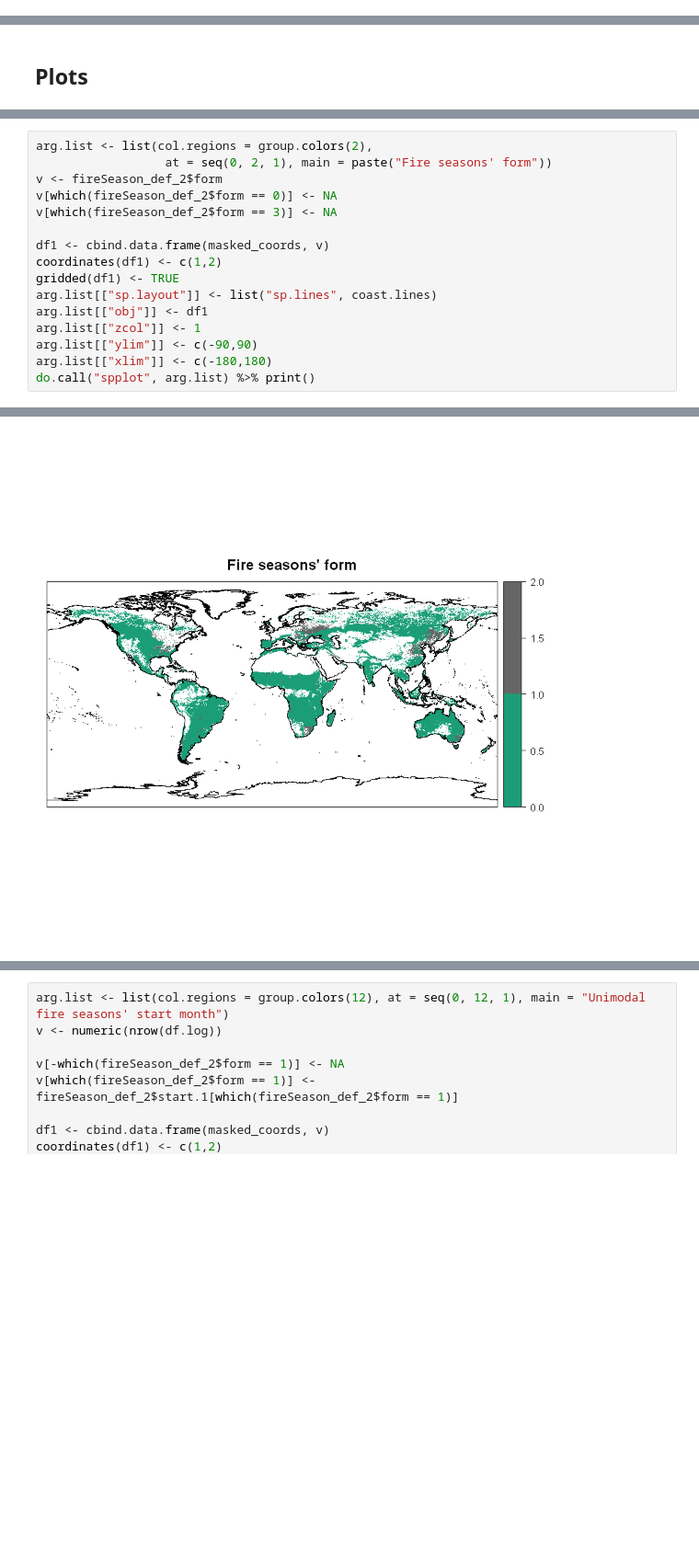
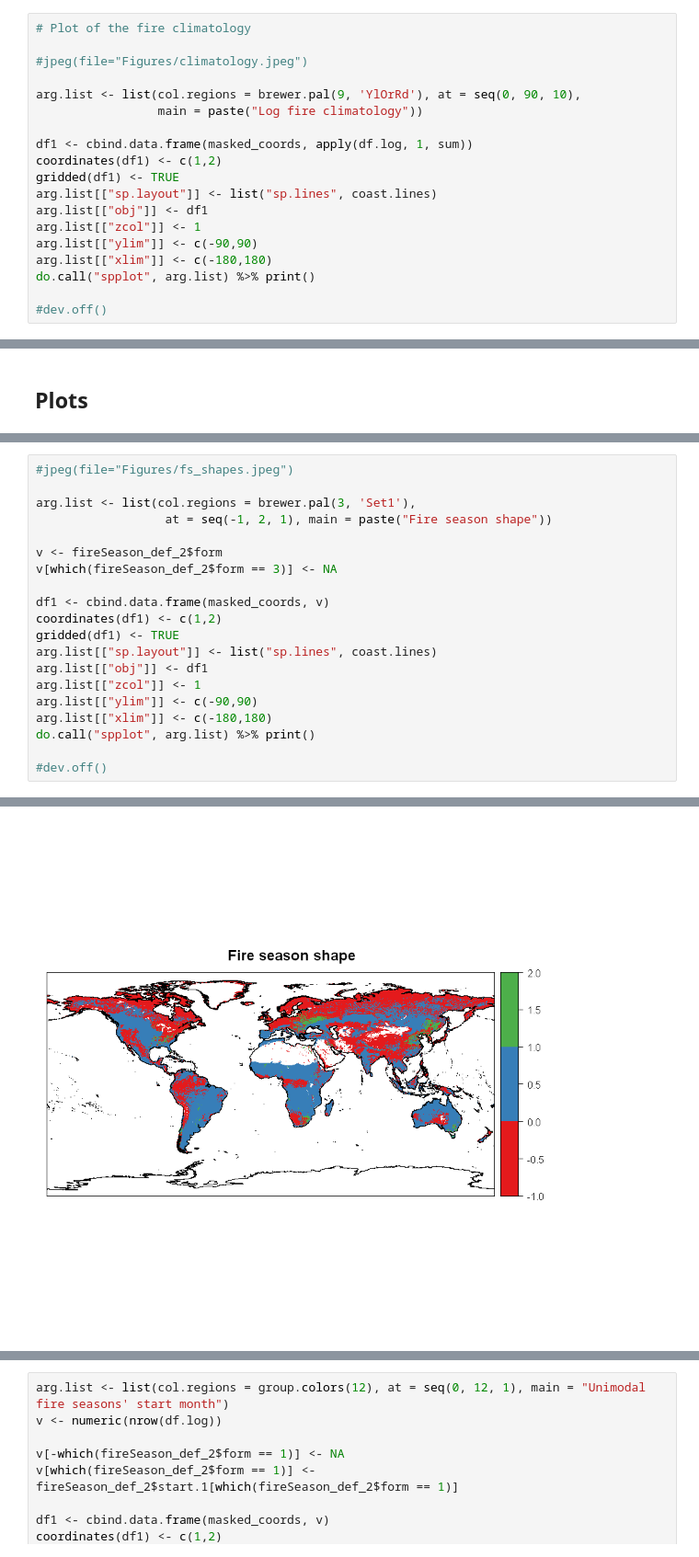
Before and after one commit to MarcosVM98/TFM, a Jupyter notebook: notebooks/ClusteringDefinitivoExposicion_v2.ipynb, the cells around one changed output, grey strips where cells are left out. Shown at 92% size. Cells and saved outputs as stored; diff of their text form; blank space fills up the shorter version.

```diff
--- a/notebooks/ClusteringDefinitivoExposicion_v2.ipynb
+++ b/notebooks/ClusteringDefinitivoExposicion_v2.ipynb
@@ -20,0 +105,19 @@ Loading objects:
+# %%
+# Plot of the fire climatology
+
+#jpeg(file="Figures/climatology.jpeg")
+
+arg.list <- list(col.regions = brewer.pal(9, 'YlOrRd'), at = seq(0, 90, 10),
+                 main = paste("Log fire climatology"))
+
+df1 <- cbind.data.frame(masked_coords, apply(df.log, 1, sum))
+coordinates(df1) <- c(1,2)
+gridded(df1) <- TRUE
+arg.list[["sp.layout"]] <- list("sp.lines", coast.lines)
+arg.list[["obj"]] <- df1
+arg.list[["zcol"]] <- 1
+arg.list[["ylim"]] <- c(-90,90)
+arg.list[["xlim"]] <- c(-180,180)
+do.call("spplot", arg.list) %>% print()
+
+#dev.off()
@@ -473,22 +589,26 @@ Warning message in points2grid(points, tolerance, round):
 "grid has empty column/rows in dimension 1"
 [figure]
 # %%
-arg.list <- list(col.regions = group.colors(2),
-                  at = seq(0, 2, 1), main = paste("Fire seasons' form"))
+#jpeg(file="Figures/fs_shapes.jpeg")
+
+arg.list <- list(col.regions = brewer.pal(3, 'Set1'),
+                  at = seq(-1, 2, 1), main = paste("Fire season shape"))
+
 v <- fireSeason_def_2$form
-v[which(fireSeason_def_2$form == 0)] <- NA
 v[which(fireSeason_def_2$form == 3)] <- NA
 
 df1 <- cbind.data.frame(masked_coords, v)
 coordinates(df1) <- c(1,2)
 gridded(df1) <- TRUE
 arg.list[["sp.layout"]] <- list("sp.lines", coast.lines)
 arg.list[["obj"]] <- df1
 arg.list[["zcol"]] <- 1
 arg.list[["ylim"]] <- c(-90,90)
 arg.list[["xlim"]] <- c(-180,180)
 do.call("spplot", arg.list) %>% print()
+
+#dev.off()
 # %% [output]
 Warning message in points2grid(points, tolerance, round):
 "grid has empty column/rows in dimension 1"
-[figure, old version]
+[figure, new version]
```
Also changed, not shown: parts of 8 cells of this notebook, 11 other files.
